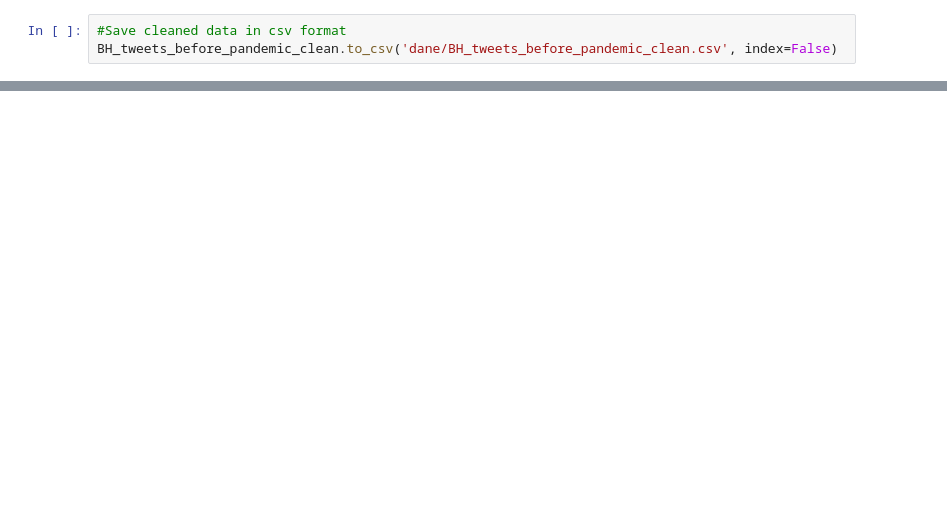
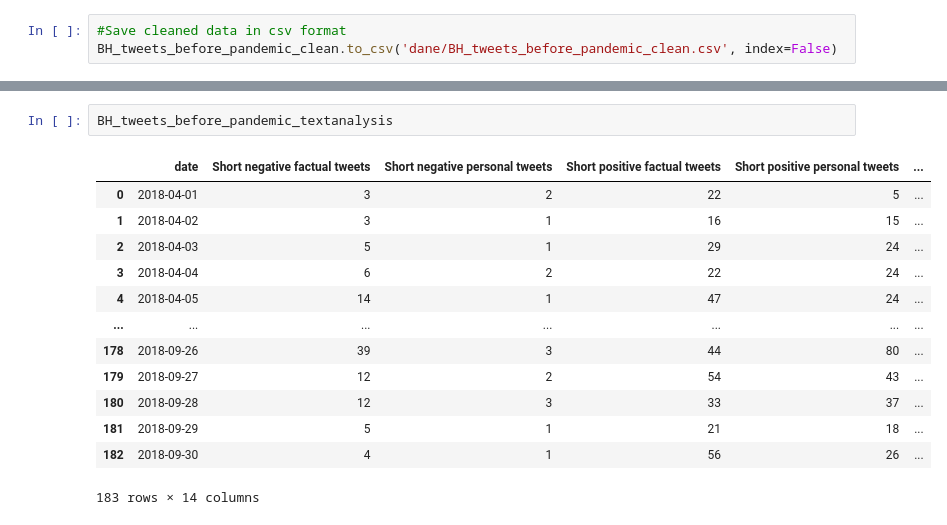
Before and after one commit to RobertNowak92/Wplyw_mediow_spolecznosciowych_na_gilde, a Jupyter notebook: Berkshire_hathaway_before_pandemic_cleaned_and_prepared.ipynb, the cells around one changed output, grey strips where cells are left out. Cells and saved outputs as stored; diff of their text form; blank space fills up the shorter version.

```diff
--- a/Berkshire_hathaway_before_pandemic_cleaned_and_prepared.ipynb
+++ b/Berkshire_hathaway_before_pandemic_cleaned_and_prepared.ipynb
@@ -252,0 +363,16 @@ BH_tweets_before_pandemic_clean.to_csv('dane/BH_tweets_before_pandemic_clean.csv
+# %%
+BH_tweets_before_pandemic_textanalysis
+# %% [output]
+|  | date | Short negative factual tweets | Short negative personal tweets | Short positive factual tweets | Short positive personal tweets | ... |
+| 0 | 2018-04-01 | 3 | 2 | 22 | 5 | ... |
+| 1 | 2018-04-02 | 3 | 1 | 16 | 15 | ... |
+| 2 | 2018-04-03 | 5 | 1 | 29 | 24 | ... |
+| 3 | 2018-04-04 | 6 | 2 | 22 | 24 | ... |
+| 4 | 2018-04-05 | 14 | 1 | 47 | 24 | ... |
+| ... | ... | ... | ... | ... | ... | ... |
+| 178 | 2018-09-26 | 39 | 3 | 44 | 80 | ... |
+| 179 | 2018-09-27 | 12 | 2 | 54 | 43 | ... |
+| 180 | 2018-09-28 | 12 | 3 | 33 | 37 | ... |
+| 181 | 2018-09-29 | 5 | 1 | 21 | 18 | ... |
+| 182 | 2018-09-30 | 4 | 1 | 56 | 26 | ... |
+183 rows × 14 columns
```
Also changed, not shown: parts of 16 cells of this notebook, 24 other files.
